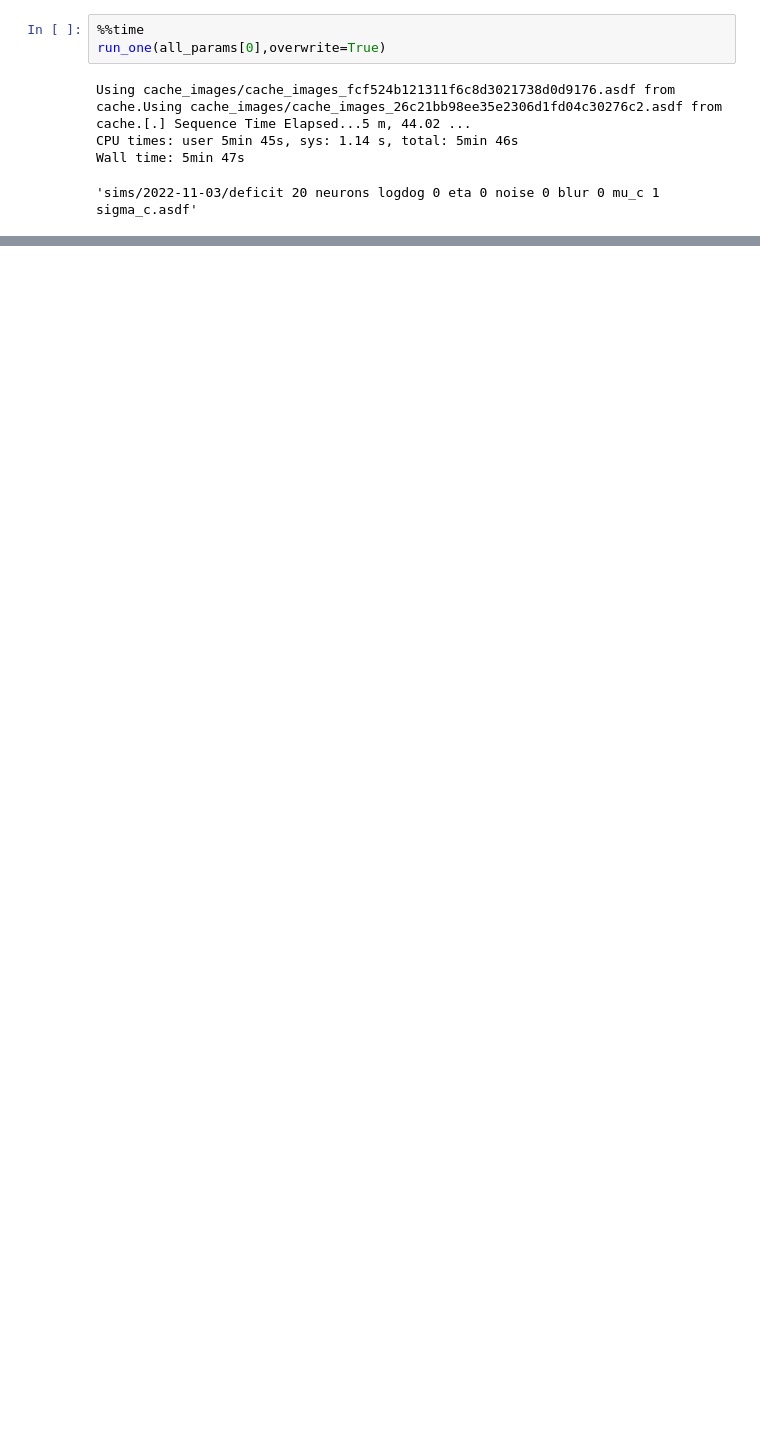
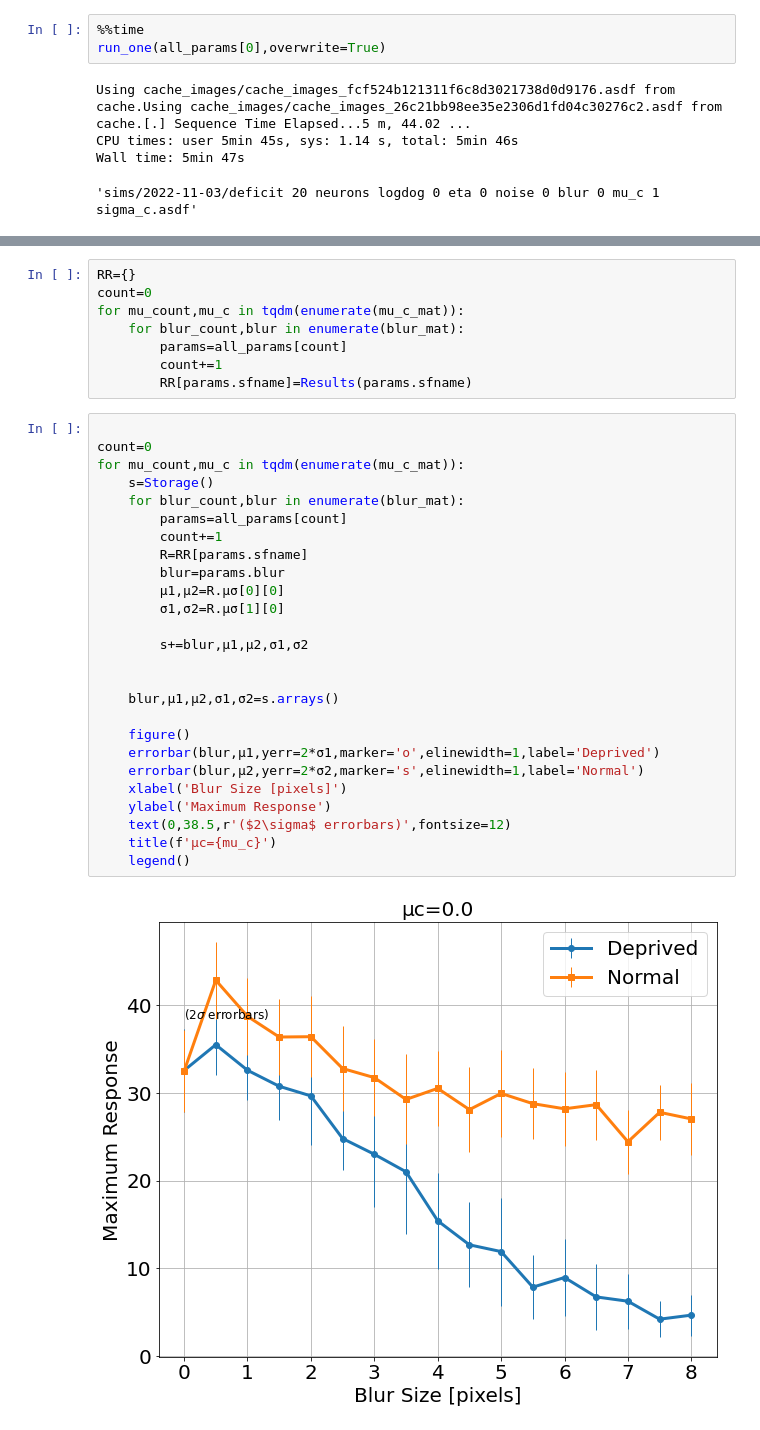
Before and after one commit to bblais/Amblyopia-Simulation, a Jupyter notebook: Deficit Sims -- Blur - Jitter.ipynb, the cells around one changed output, grey strips where cells are left out. Drawn from its saved outputs; the diff is of its cells as text; blank space fills up the shorter version.

```diff
--- a/Deficit Sims -- Blur - Jitter.ipynb
+++ b/Deficit Sims -- Blur - Jitter.ipynb
@@ -242,0 +274,36 @@ Using cache_images/cache_images_dc449597e25b03aa549e59deb9230231.asdf from cache
+# %%
+RR={}
+count=0
+for mu_count,mu_c in tqdm(enumerate(mu_c_mat)):
+    for blur_count,blur in enumerate(blur_mat):
+        params=all_params[count]
+        count+=1
+        RR[params.sfname]=Results(params.sfname)
+# %%
+
+count=0
+for mu_count,mu_c in tqdm(enumerate(mu_c_mat)):
+    s=Storage()
+    for blur_count,blur in enumerate(blur_mat):
+        params=all_params[count]
+        count+=1
+        R=RR[params.sfname]
+        blur=params.blur
+        μ1,μ2=R.μσ[0][0]
+        σ1,σ2=R.μσ[1][0]
+
+        s+=blur,μ1,μ2,σ1,σ2
+
+
+    blur,μ1,μ2,σ1,σ2=s.arrays()
+
+    figure()
+    errorbar(blur,μ1,yerr=2*σ1,marker='o',elinewidth=1,label='Deprived')
+    errorbar(blur,μ2,yerr=2*σ2,marker='s',elinewidth=1,label='Normal')
+    xlabel('Blur Size [pixels]')
+    ylabel('Maximum Response')
+    text(0,38.5,r'($2\sigma$ errorbars)',fontsize=12)
+    title(f'μc={mu_c}')
+    legend()
+# %% [output]
+[figure, added]
```
Also changed, not shown: parts of 28 cells of this notebook, 28 other files.
